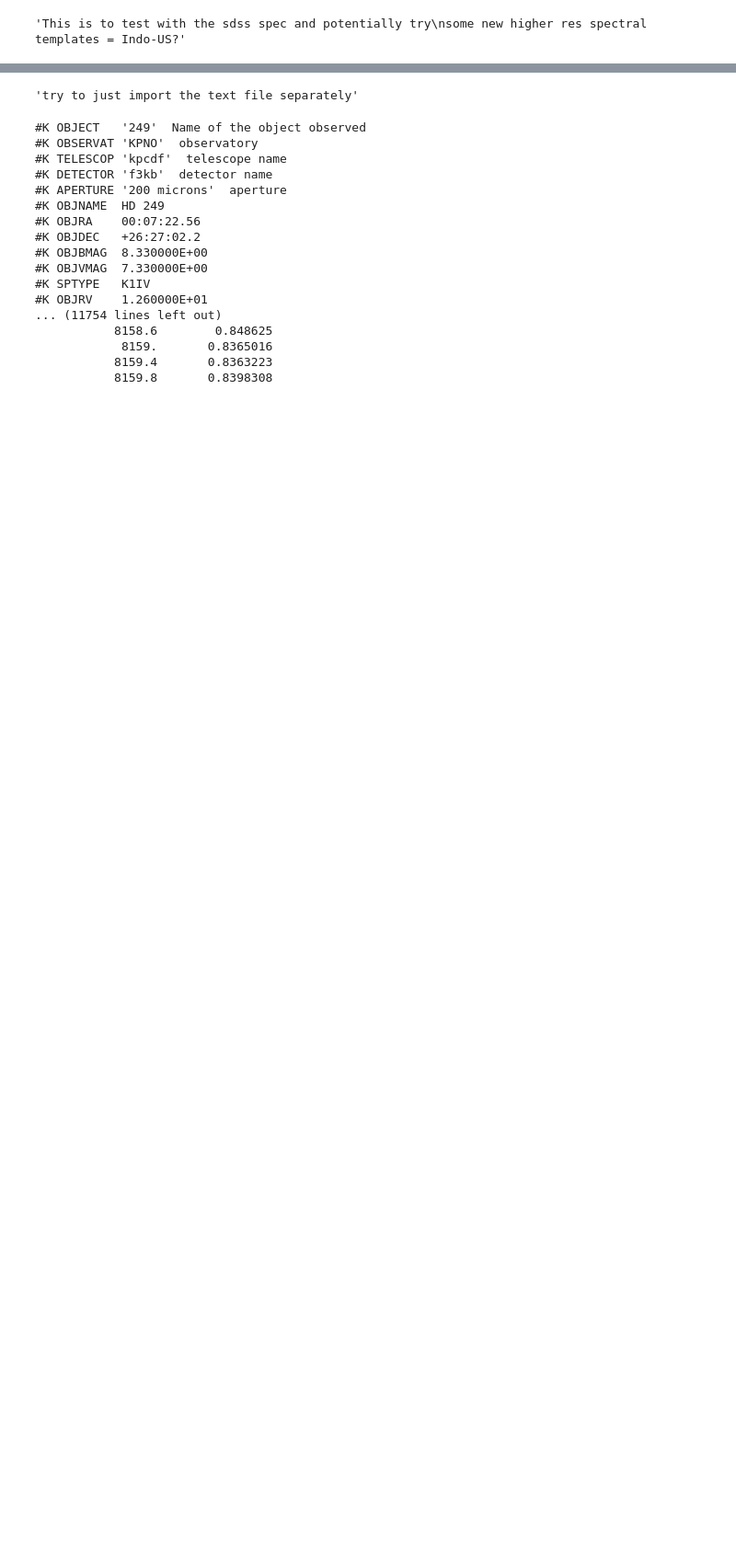
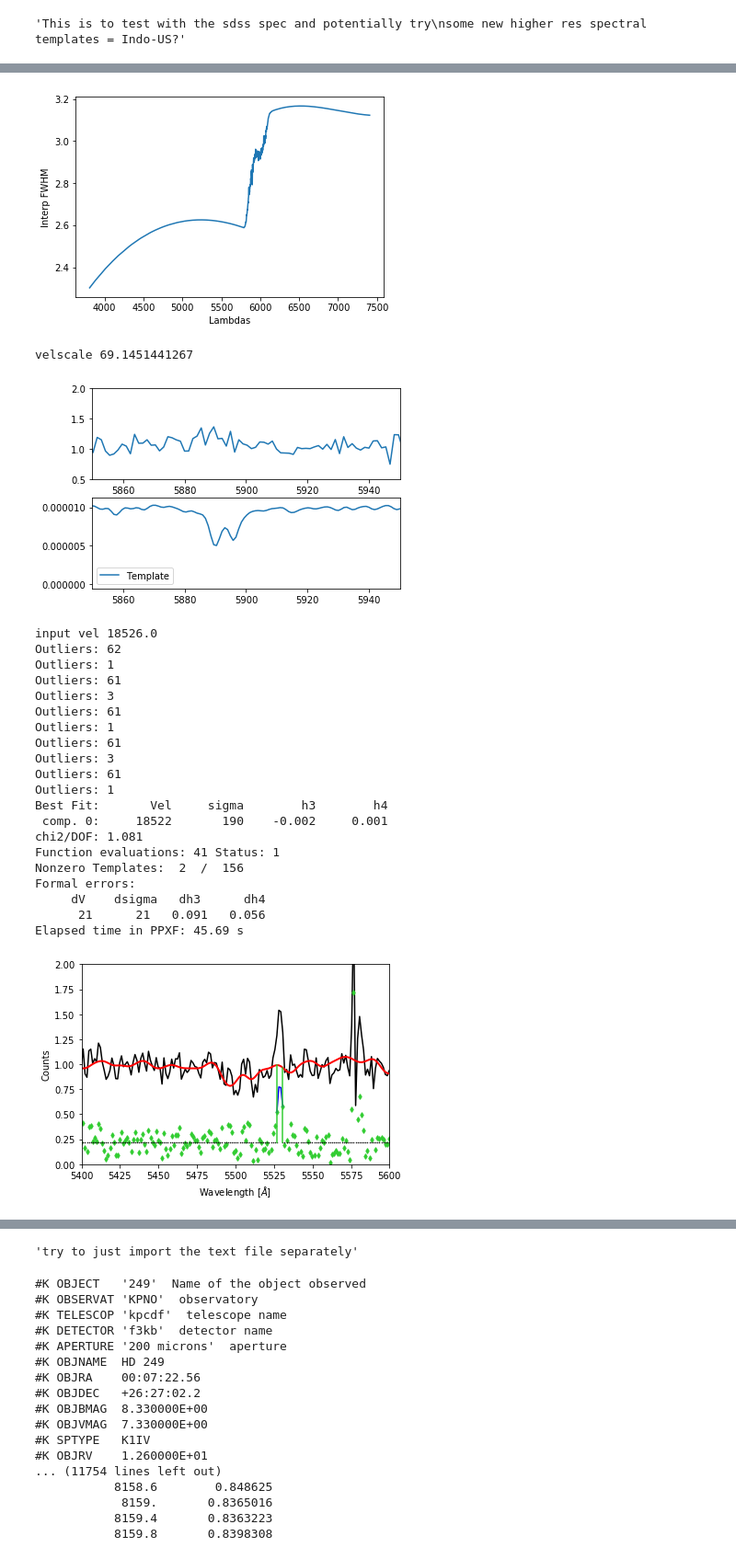
Before and after one commit to beckynevin/ppxf_MaNGA, a Jupyter notebook: pPXF_sdss.ipynb, the cells around one changed output, grey strips where cells are left out. Shown: that part at 92% size. Cells and saved outputs as stored; diff of their text form; code cells hidden in the pictures; blank space fills up the shorter version.

```diff
--- a/pPXF_sdss.ipynb
+++ b/pPXF_sdss.ipynb
@@ -63,3 +63,6 @@ from os import path
 from ppxf import ppxf
 import ppxf_util as util
 plt.clf()
+# %%
+y=ppxf_example_kinematics_sdss(2)
+# %% [output]
@@ -66,2 +72,26 @@ plt.clf()
+[figure, added]
+velscale 69.1451441267
+[figure, added]
+input vel 18526.0
+Outliers: 62
+Outliers: 1
+Outliers: 61
+Outliers: 3
+Outliers: 61
+Outliers: 1
+Outliers: 61
+Outliers: 3
+Outliers: 61
+Outliers: 1
+Best Fit:       Vel     sigma        h3        h4
+ comp. 0:     18522       190    -0.002     0.001
+chi2/DOF: 1.081
+Function evaluations: 41 Status: 1
+Nonzero Templates:  2  /  156
+Formal errors:
+     dV    dsigma   dh3      dh4
+      21      21   0.091   0.056
+Elapsed time in PPXF: 45.69 s
+[figure, added]
 # %%
 #y=ppxf_example_kinematics_sdss()
```
Also changed, not shown: parts of 5 cells of this notebook.
